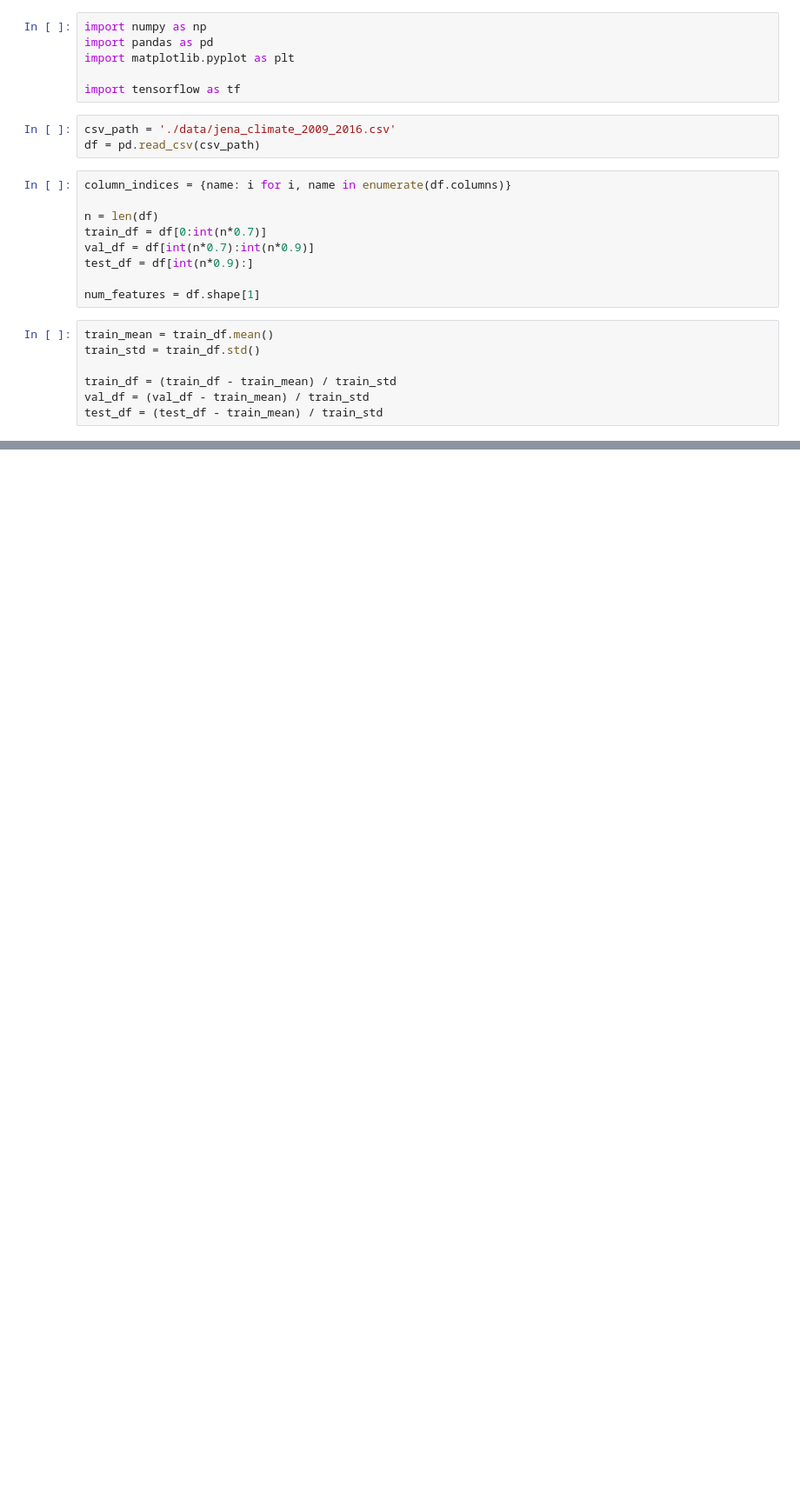
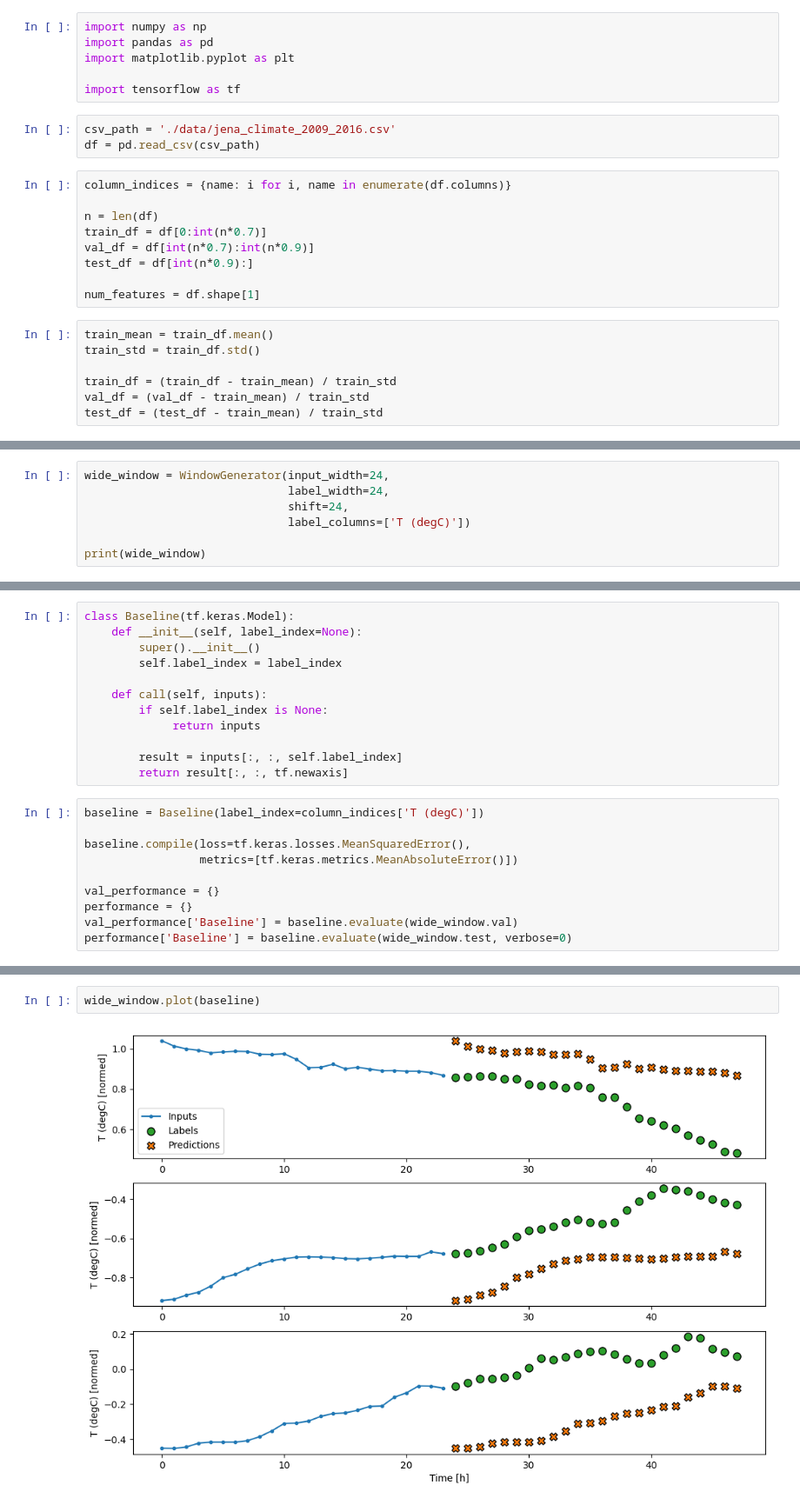
Before and after one commit to meticulousdev/Torch, a Jupyter notebook: chap07/tensorflow_time_series_jena.ipynb, the cells around one changed output, grey strips where cells are left out. Shown: that part at 87% size. Drawn from its saved outputs; the diff is of its cells as text; blank space fills up the shorter version.

```diff
--- a/chap07/tensorflow_time_series_jena.ipynb
+++ b/chap07/tensorflow_time_series_jena.ipynb
@@ -137,3 +134,10 @@ class WindowGenerator():
             result = next(iter(self.train))
             self._example = result
         return result
+# %%
+wide_window = WindowGenerator(input_width=24,
+                              label_width=24,
+                              shift=24,
+                              label_columns=['T (degC)'])
+
+print(wide_window)
@@ -139,0 +149,22 @@ class WindowGenerator():
+# %%
+class Baseline(tf.keras.Model):
+    def __init__(self, label_index=None):
+        super().__init__()
+        self.label_index = label_index
+
+    def call(self, inputs):
+        if self.label_index is None:
+             return inputs
+
+        result = inputs[:, :, self.label_index]
+        return result[:, :, tf.newaxis]
+# %%
+baseline = Baseline(label_index=column_indices['T (degC)'])
+
+baseline.compile(loss=tf.keras.losses.MeanSquaredError(),
+                 metrics=[tf.keras.metrics.MeanAbsoluteError()])
+
+val_performance = {}
+performance = {}
+val_performance['Baseline'] = baseline.evaluate(wide_window.val)
+performance['Baseline'] = baseline.evaluate(wide_window.test, verbose=0)
@@ -139,0 +179,4 @@ class WindowGenerator():
+# %%
+wide_window.plot(baseline)
+# %% [output]
+[figure, added]
```
Also changed, not shown: parts of 4 cells of this notebook.
